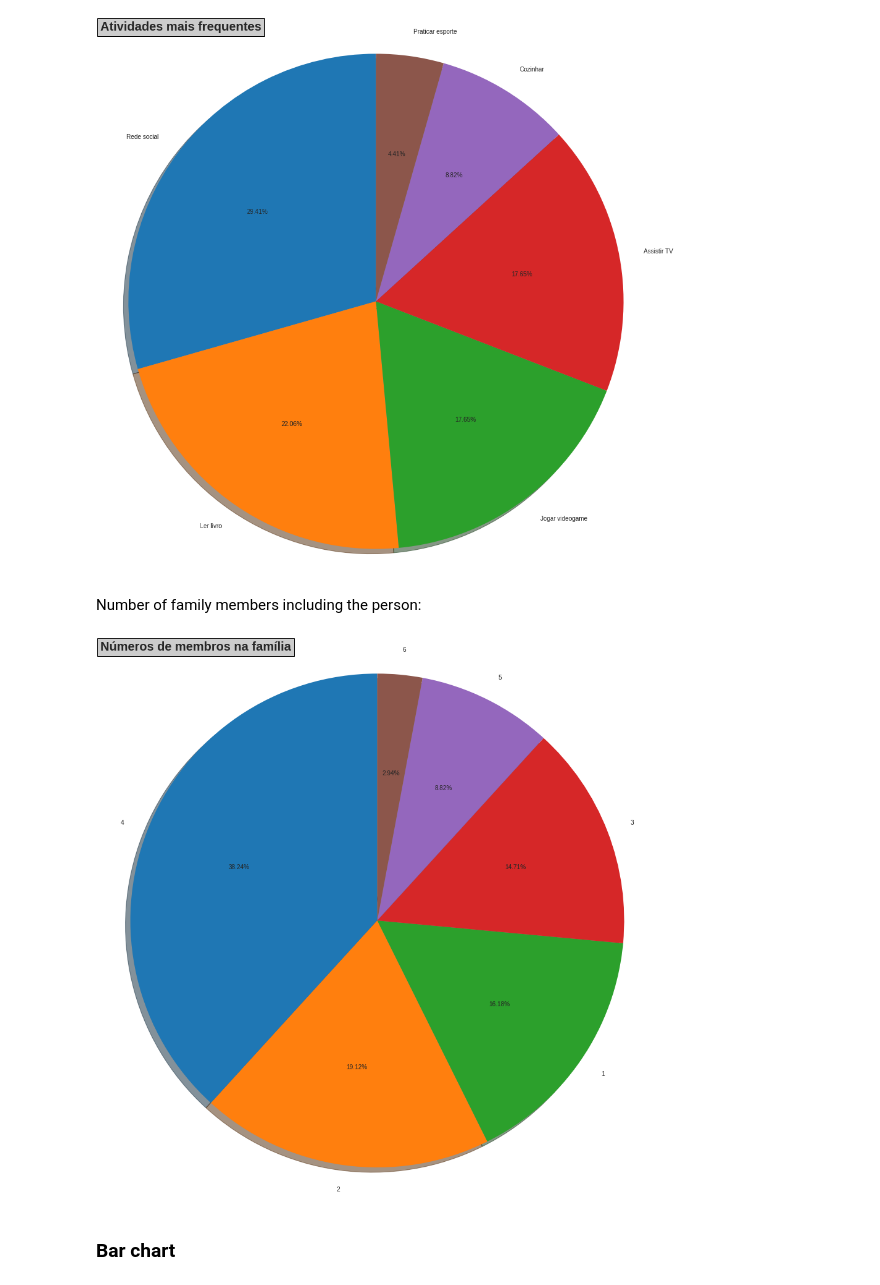
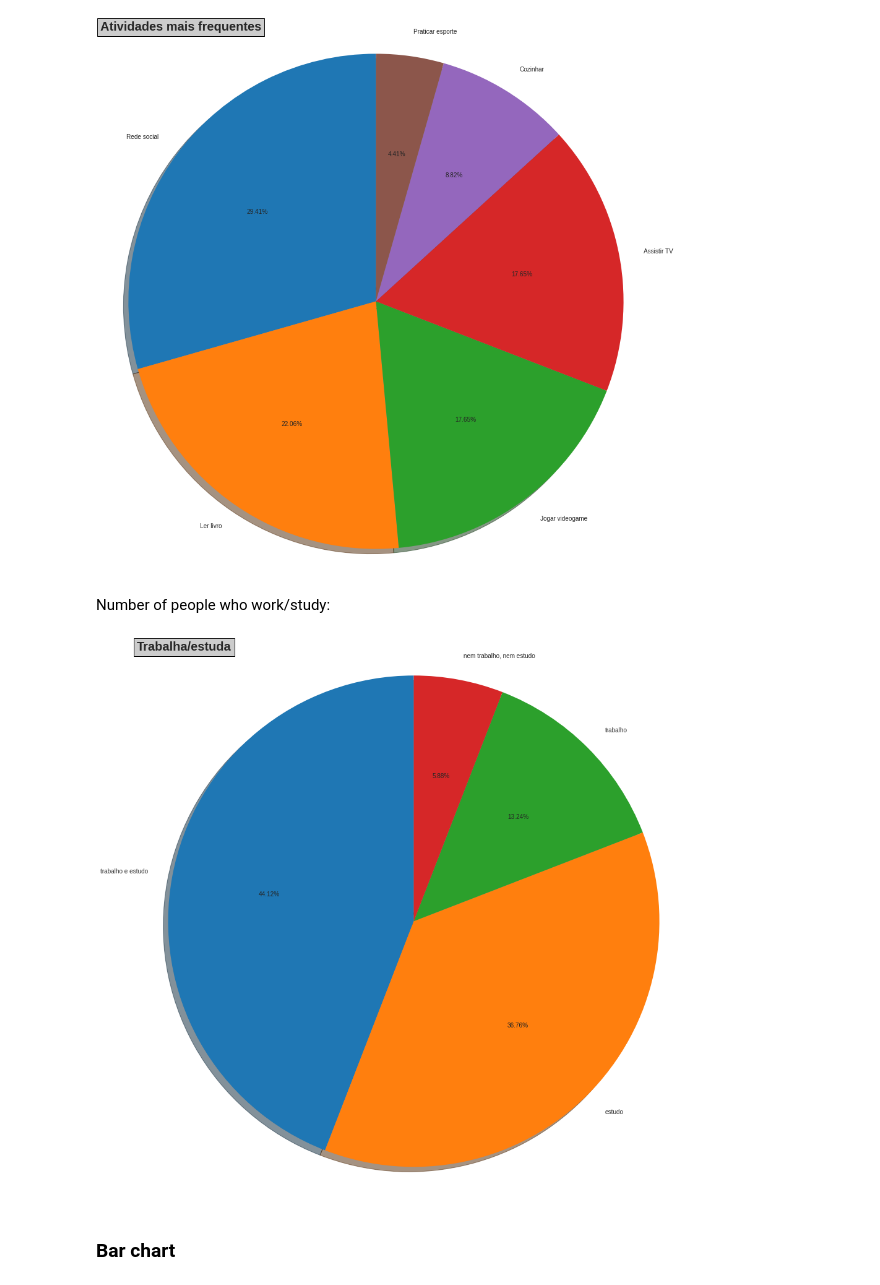
Before and after one commit to brenoslivio/Statistics-Python, a Jupyter notebook: 1-DescriptiveAnalysis/1_DescriptiveAnalysis.ipynb, the cells around one changed output. Drawn from its saved outputs; the diff is of its cells as text; code cells hidden in the pictures.

Commit message:
One more example for frequency table and pareto chart

```diff
--- a/1-DescriptiveAnalysis/1_DescriptiveAnalysis.ipynb
+++ b/1-DescriptiveAnalysis/1_DescriptiveAnalysis.ipynb
@@ -591,20 +625,20 @@ plt.axis('equal')
 plt.show()
 # %% [output]
 [figure]
-# %% [markdown]
-Number of family members including the person:
+# %% [markdown]
+Number of people who work/study:
 # %%
-family = dfPoll['family_members'].value_counts()
+work = dfPoll['work_study'].value_counts()
 
 fig = plt.gcf()
 fig.set_size_inches(16, 16)
-plt.pie(family, labels = family.index, autopct = '%1.2f%%', shadow = True, startangle = 90)
-plt.title("Números de membros na família", fontweight = 'bold', fontsize = '20', loc = 'left', bbox={'facecolor':'0.8', 'pad':5})
+plt.pie(work, labels = work.index, autopct = '%1.2f%%', shadow = True, startangle = 90)
+plt.title("Trabalha/estuda", fontweight = 'bold', fontsize = '20', loc = 'left', bbox={'facecolor':'0.8', 'pad':5})
 plt.axis('equal')
 
 plt.show()
 # %% [output]
-[figure, old version]
+[figure, new version]
 # %% [markdown]
 ### Bar chart <a name="bar"></a>
 # %% [markdown]
```
Also changed, not shown: parts of 8 cells of this notebook.
